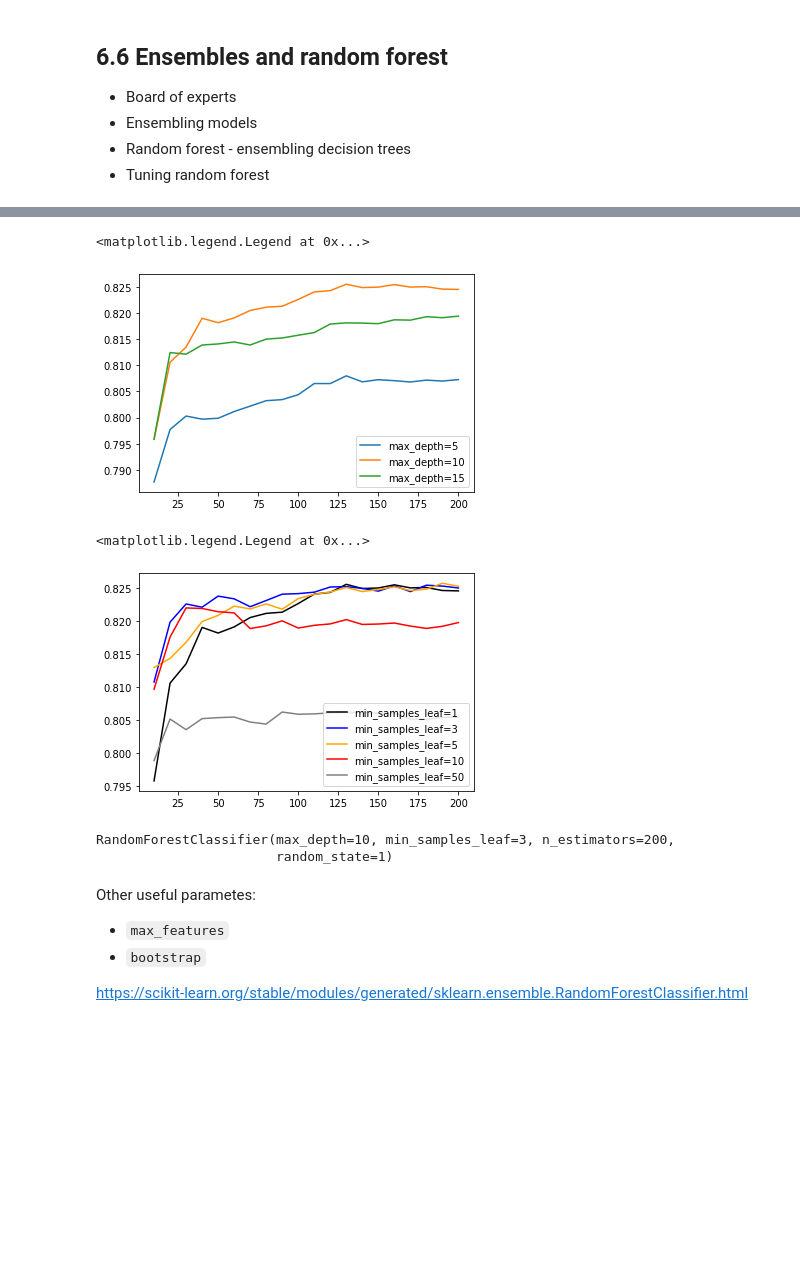
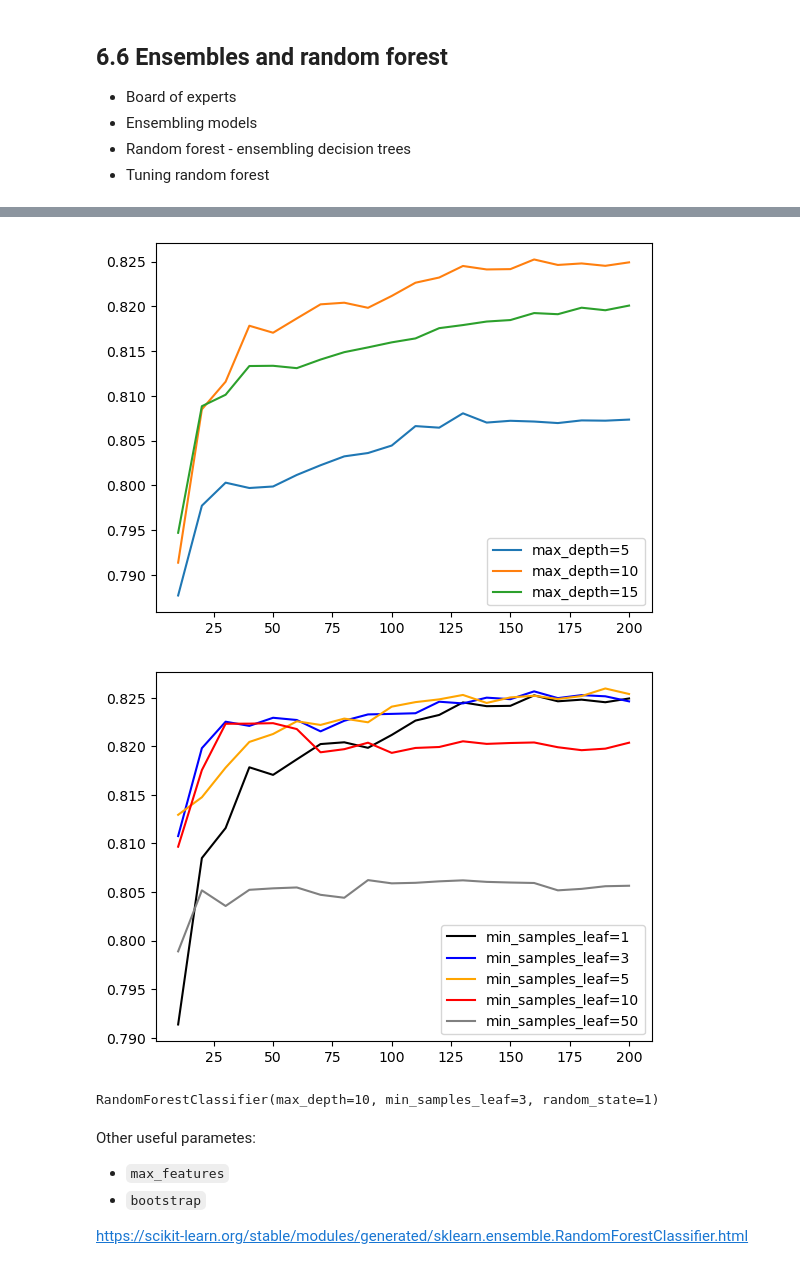
Before and after one commit to yachtsman/ml-zoomcamp-2022, a Jupyter notebook: 06-trees/06-trees_class_notebook.ipynb, the cells around one changed output, grey strips where cells are left out. Saved outputs shown, nothing was run; the diff lists cells and outputs as text; code cells hidden in the pictures; blank space fills up the shorter version.

```diff
--- a/06-trees/06-trees_class_notebook.ipynb
+++ b/06-trees/06-trees_class_notebook.ipynb
@@ -51,5 +29,5 @@ CreditScoring.csv   100%[===================>] 178.21K  --.-KB/s    in 0.1s
 # %%
-df = pd.read_csv(data)
+df = pd.read_csv('CreditScoring.csv')
 # %%
 df.columns = df.columns.str.lower()
 # %%
@@ -641,10 +620,9 @@ for d in [5, 10, 15]:
     plt.plot(df_subset.n_estimators, df_subset.auc,
              label='max_depth=%d' % d)
 
-plt.legend()
+plt.legend();
 # %% [output]
-<matplotlib.legend.Legend at 0x...>
-[figure, old version]
+[figure, new version]
 # %%
 max_depth = 10
 # %%
@@ -668,29 +646,27 @@ df_scores = pd.DataFrame(scores, columns=columns)
 # %%
 colors = ['black', 'blue', 'orange', 'red', 'grey']
 values = [1, 3, 5, 10, 50]
 
 for s, col in zip(values, colors):
     df_subset = df_scores[df_scores.min_samples_leaf == s]
 
     plt.plot(df_subset.n_estimators, df_subset.auc,
              color=col,
-             label='min_samples_leaf=%d' % s)
+             label='min_samples_leaf=%s' % s)
 
-plt.legend()
+plt.legend();
 # %% [output]
-<matplotlib.legend.Legend at 0x...>
-[figure, old version]
+[figure, new version]
 # %%
 min_samples_leaf = 3
 # %%
-rf = RandomForestClassifier(n_estimators=200,
+rf = RandomForestClassifier(n_estimators=100,
                             max_depth=max_depth,
                             min_samples_leaf=min_samples_leaf,
                             random_state=1)
 rf.fit(X_train, y_train)
 # %% [output]
-RandomForestClassifier(max_depth=10, min_samples_leaf=3, n_estimators=200,
-                       random_state=1)
+RandomForestClassifier(max_depth=10, min_samples_leaf=3, random_state=1)
 # %% [markdown]
 Other useful parametes:
 
```
Also changed, not shown: parts of 23 cells of this notebook, 2 other files.
